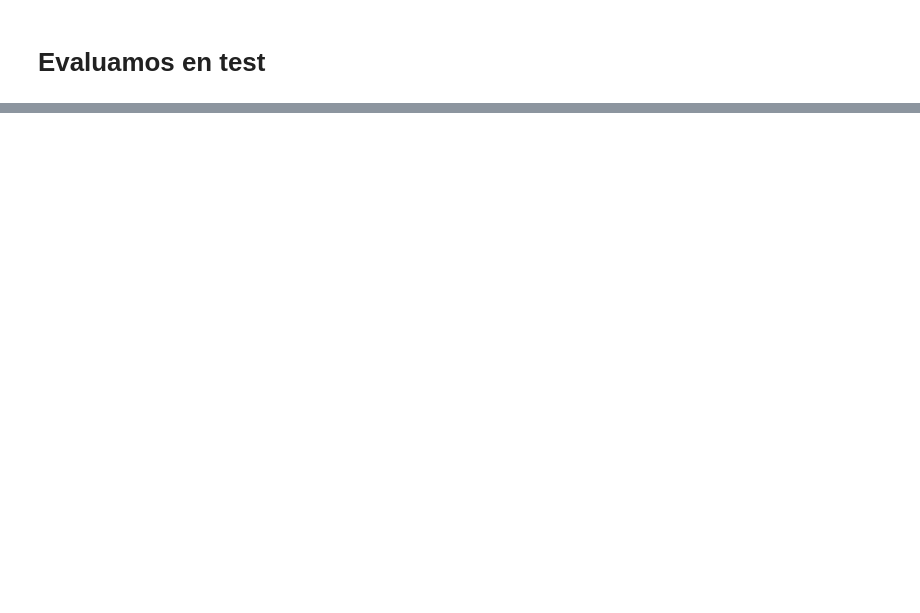
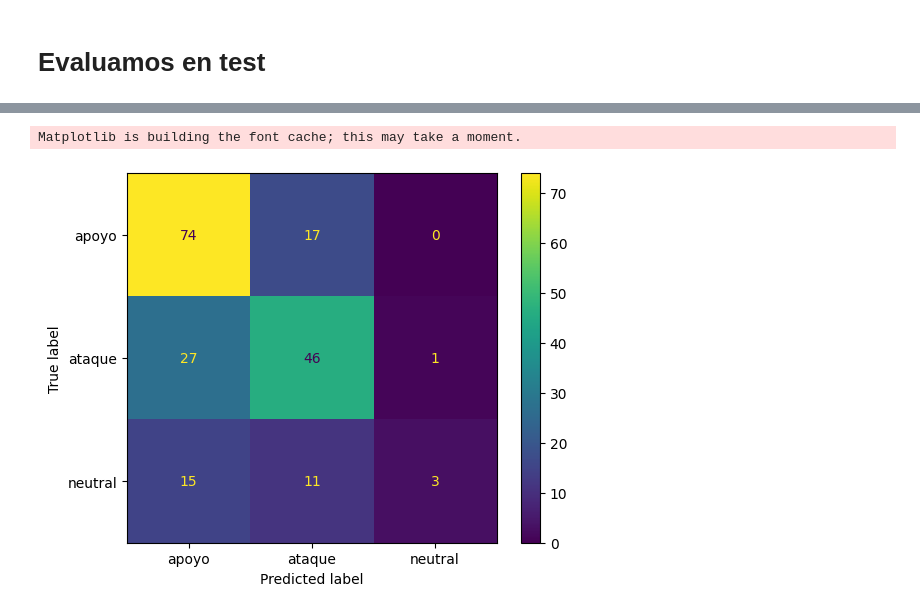
Before and after one commit to pablocelayes/famaf-text-mining-stance-tweets, a Jupyter notebook: 05 - clasificación de interacciones.ipynb, the cells around one changed output, grey strips where cells are left out. Drawn from its saved outputs; the diff is of its cells as text; code cells hidden in the pictures; blank space fills up the shorter version.

```diff
--- a/05 - clasificación de interacciones.ipynb
+++ b/05 - clasificación de interacciones.ipynb
@@ -432,0 +421,10 @@ df_train, df_test = train_test_split(df, test_size=0.2, random_state=42, stratif
+# %%
+# Unimos features sociales, estructurales, textuales y afectivas (de original y respuesta)
+for df in [social_feats_df, df_structural, df_embeddings, sentiment_counts_df]:
+    for tweet_type in ["original", "reply"]:
+        df_interaction_labels = df_interaction_labels.merge(
+            df.add_prefix(f"{tweet_type}_"),
+            left_on=f"{tweet_type}_tweet_id",
+            right_on=f"{tweet_type}_tweet_id",
+            how="left"
+        )
@@ -433,2 +435,11 @@ df_train, df_test = train_test_split(df, test_size=0.2, random_state=42, stratif
+# %%
+non_feature_cols = ['tweet1', 'tweet2', 'razonamiento',
+                    'original_tweet_id', 'original_tweet_text', 'reply_tweet_id', 'reply_text', 'topic', 'original_full_text', 'reply_full_text']
+
+df_features = df_interaction_labels.drop(columns=non_feature_cols)
 # %% [markdown]
 # Entrenamos clasificador
+# %%
+from sklearn.model_selection import train_test_split
+
+df_train, df_test = train_test_split(df_features, test_size=0.2, random_state=42, stratify=df_interaction_labels["etiqueta"])
@@ -436,0 +510,4 @@ df_train, df_test = train_test_split(df, test_size=0.2, random_state=42, stratif
+# %%
+X_test = df_test.drop(columns=['etiqueta'])
+y_test = df_test['etiqueta']
+preds = model.predict(X_test)
@@ -436,0 +532,13 @@ df_train, df_test = train_test_split(df, test_size=0.2, random_state=42, stratif
+# %%
+import matplotlib.pyplot as plt
+
+labels = y_test.unique()
+
+cm = confusion_matrix(y_test, preds, labels=labels)
+disp = ConfusionMatrixDisplay(confusion_matrix=cm,
+                              display_labels=labels)
+disp.plot()
+plt.show()
+# %% [output]
+Matplotlib is building the font cache; this may take a moment.
+[figure, added]
```
Also changed, not shown: parts of 45 cells of this notebook.
